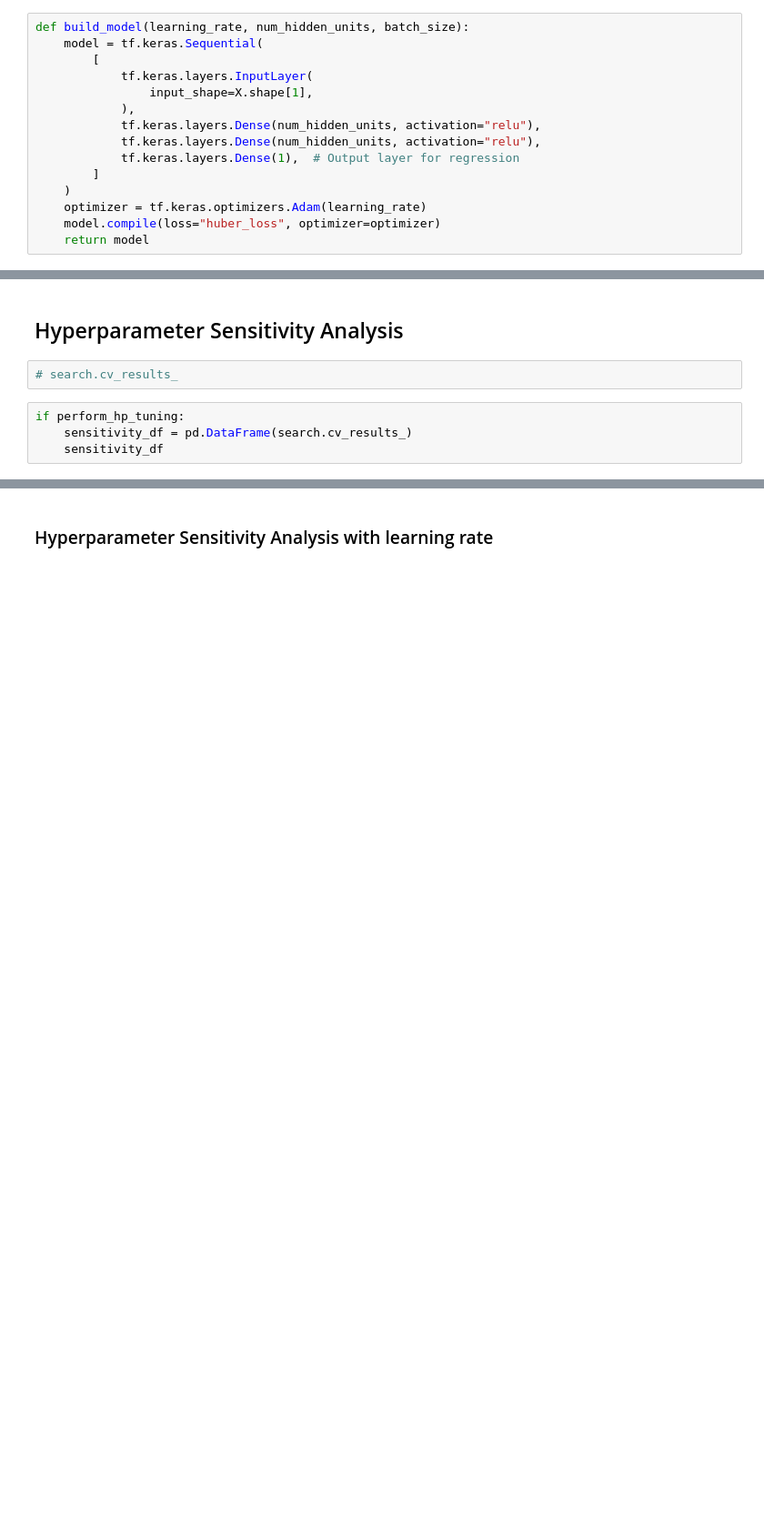
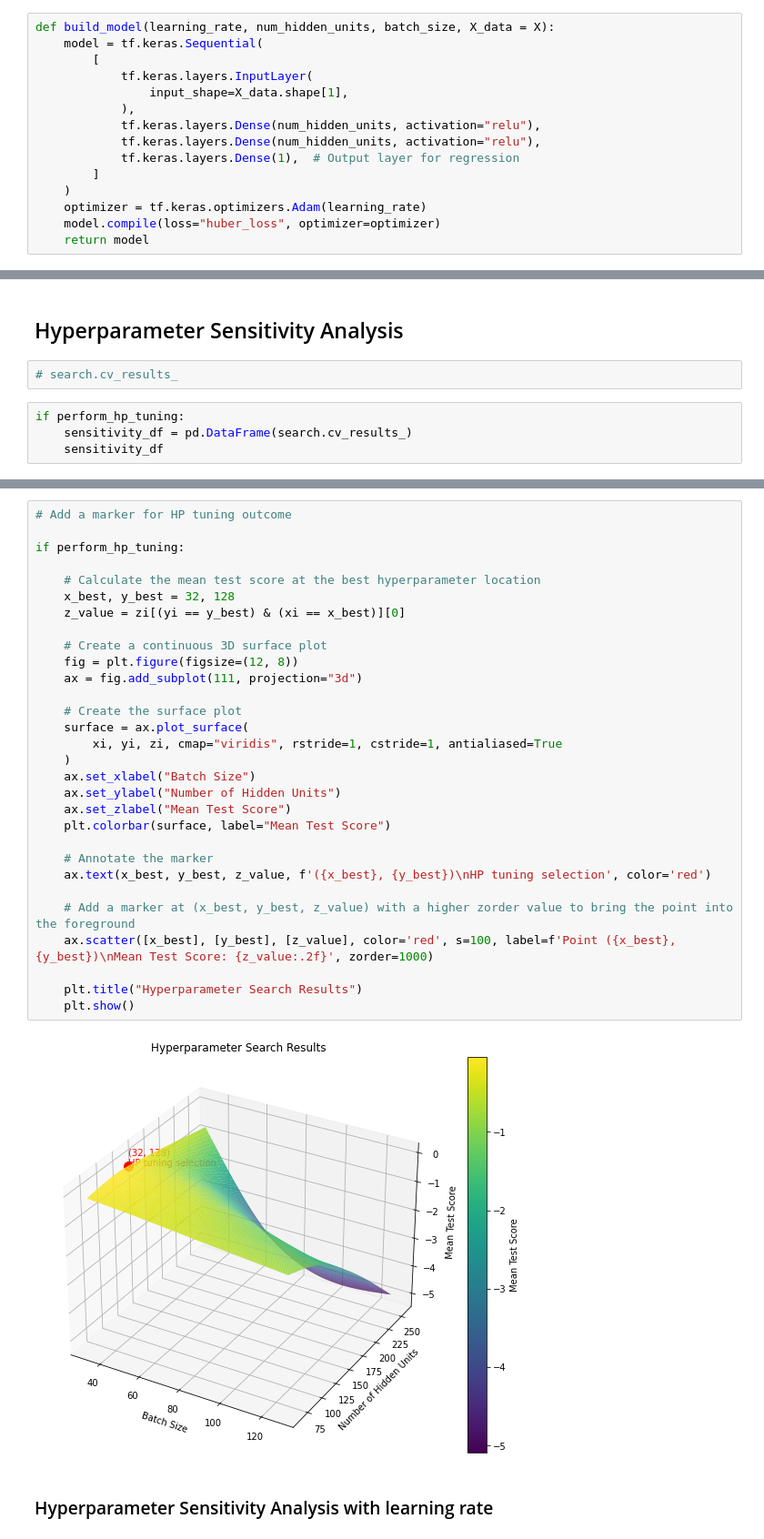
Before and after one commit to JenShumway/MADS_MilestoneII, a Jupyter notebook: modeling_supervised/modeling_feedforward_NN_regression.ipynb, the cells around one changed output, grey strips where cells are left out. Shown at 91% size. Cells and saved outputs as stored; diff of their text form; blank space fills up the shorter version.

```diff
--- a/modeling_supervised/modeling_feedforward_NN_regression.ipynb
+++ b/modeling_supervised/modeling_feedforward_NN_regression.ipynb
@@ -91,11 +110,11 @@ X_dev, X_test, y_dev, y_test = train_test_split(
 # %% [markdown]
 ### Define the model and hyper-parameters
 # %%
-def build_model(learning_rate, num_hidden_units, batch_size):
+def build_model(learning_rate, num_hidden_units, batch_size, X_data = X):
     model = tf.keras.Sequential(
         [
             tf.keras.layers.InputLayer(
-                input_shape=X.shape[1],
+                input_shape=X_data.shape[1],
             ),
             tf.keras.layers.Dense(num_hidden_units, activation="relu"),
             tf.keras.layers.Dense(num_hidden_units, activation="relu"),
@@ -276,3 +295,35 @@ if perform_hp_tuning:
+# %%
+# Add a marker for HP tuning outcome
+
+if perform_hp_tuning:
+
+    # Calculate the mean test score at the best hyperparameter location
+    x_best, y_best = 32, 128
+    z_value = zi[(yi == y_best) & (xi == x_best)][0]
+
+    # Create a continuous 3D surface plot
+    fig = plt.figure(figsize=(12, 8))
+    ax = fig.add_subplot(111, projection="3d")
+
+    # Create the surface plot
+    surface = ax.plot_surface(
+        xi, yi, zi, cmap="viridis", rstride=1, cstride=1, antialiased=True
+    )
+    ax.set_xlabel("Batch Size")
+    ax.set_ylabel("Number of Hidden Units")
+    ax.set_zlabel("Mean Test Score")
+    plt.colorbar(surface, label="Mean Test Score")
+
+    # Annotate the marker
+    ax.text(x_best, y_best, z_value, f'({x_best}, {y_best})\nHP tuning selection', color='red')
+
+    # Add a marker at (x_best, y_best, z_value) with a higher zorder value to bring the point into the foreground
+    ax.scatter([x_best], [y_best], [z_value], color='red', s=100, label=f'Point ({x_best}, {y_best})\nMean Test Score: {z_value:.2f}', zorder=1000)
+
+    plt.title("Hyperparameter Search Results")
+    plt.show()
+# %% [output]
+[figure, added]
 # %% [markdown]
 ### Hyperparameter Sensitivity Analysis with learning rate
 # %%
```
Also changed, not shown: parts of 43 cells of this notebook, 3 other files.
